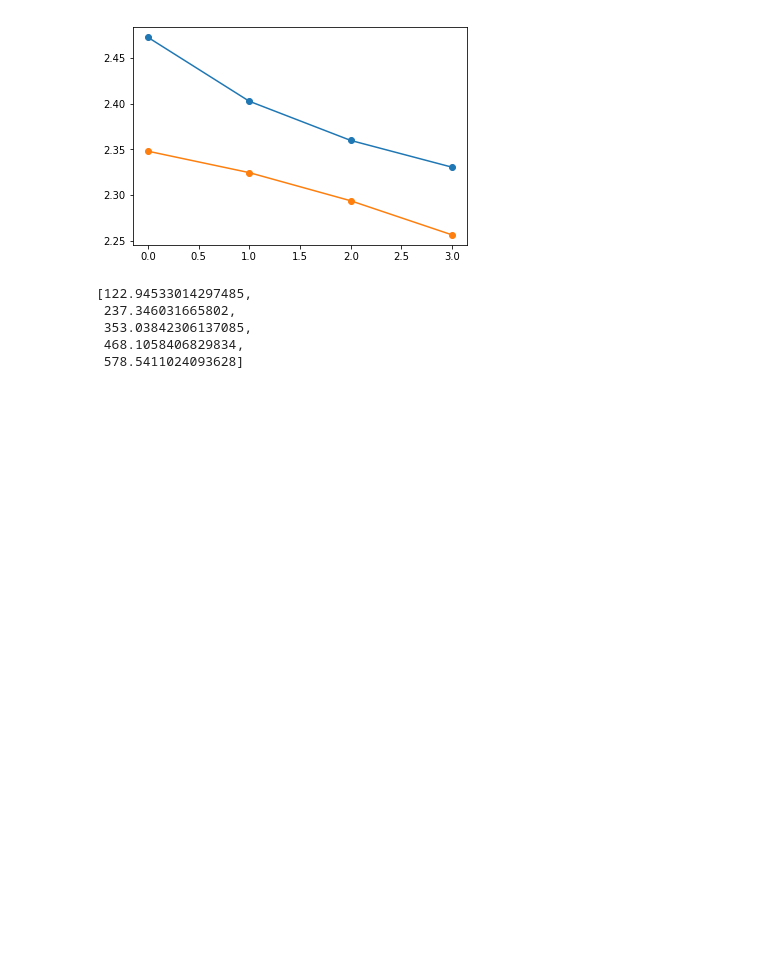
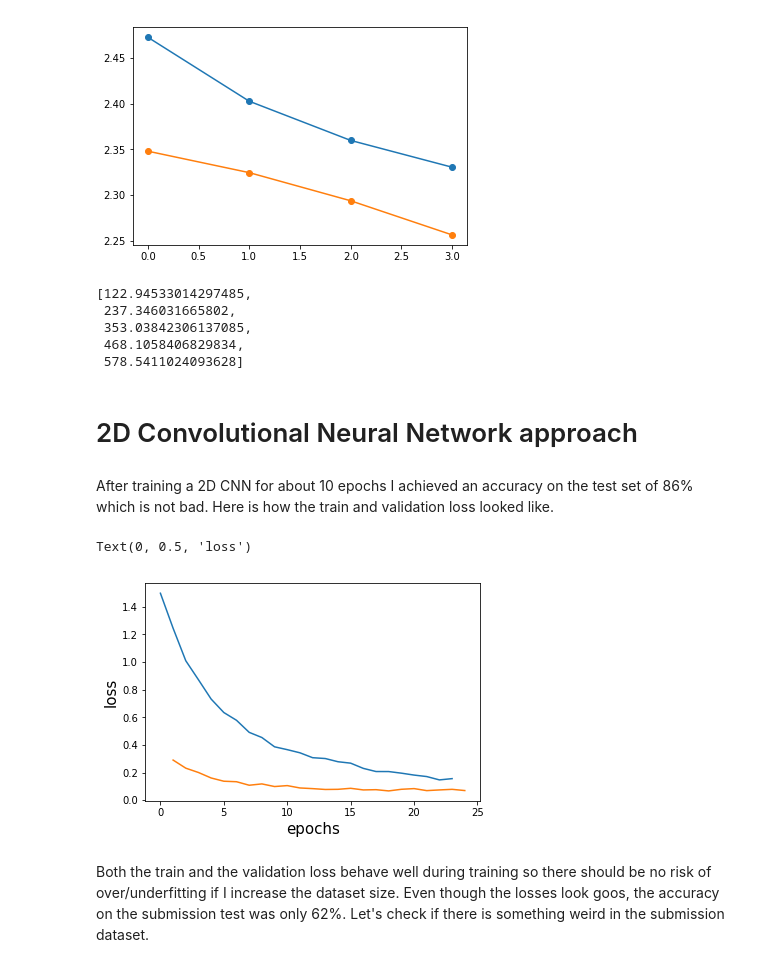
Before and after one commit to jacosol/UrbanSoundClassification, a Jupyter notebook: IpythonNotebooks/DatasetHandsOn.ipynb, the cells around one changed output. Cells and saved outputs as stored; diff of their text form; code cells hidden in the pictures; blank space fills up the shorter version.

Commit message:
implemented 2D CNN and got 88% on test set. trying modification of architecture next

```diff
--- a/IpythonNotebooks/DatasetHandsOn.ipynb
+++ b/IpythonNotebooks/DatasetHandsOn.ipynb
@@ -705,3 +706,5 @@ train_loss_aftertraining
  353.03842306137085,
  468.1058406829834,
  578.5411024093628]
+# %% [markdown]
+# 2D Convolutional Neural Network approach
@@ -707,0 +715,18 @@ train_loss_aftertraining
+# %% [markdown]
+After training a 2D CNN for about 10 epochs I achieved an accuracy on the test set of 86% which is not bad. Here is how the train and validation loss looked like.
+# %%
+loss_path = r'C:\Users\Copo\source\repos\UrbanSoundClassification\trainings2D\Sat_Feb_23_165712_2019_1DCNN_longersamples'
+train_loss2DCNN_1 = np.load(os.path.join(loss_path, 'trainloss.npy'))
+val_loss2DCNN_1 = np.load(os.path.join(loss_path, 'validationloss.npy'))
+# %%
+# plot the train and validation loss for the first training with th 2D CNN
+sb.lineplot(range(len(train_loss2DCNN_1)), train_loss2DCNN_1)
+sb.lineplot(range(1,len(val_loss2DCNN_1)+1), val_loss2DCNN_1)
+plt.xlabel('epochs', fontsize=15)
+plt.ylabel('loss', fontsize=15)
+# %% [output]
+Text(0, 0.5, 'loss')
+[figure, added]
+# %% [markdown]
+Both the train and the validation loss behave well during training so there should be no risk of over/underfitting if I increase the dataset size.
+Even though the losses look goos, the accuracy on the submission test was only 62%. Let's check if there is something weird in the submission dataset.
```
Also changed, not shown: parts of 12 cells of this notebook, 3 other files.
